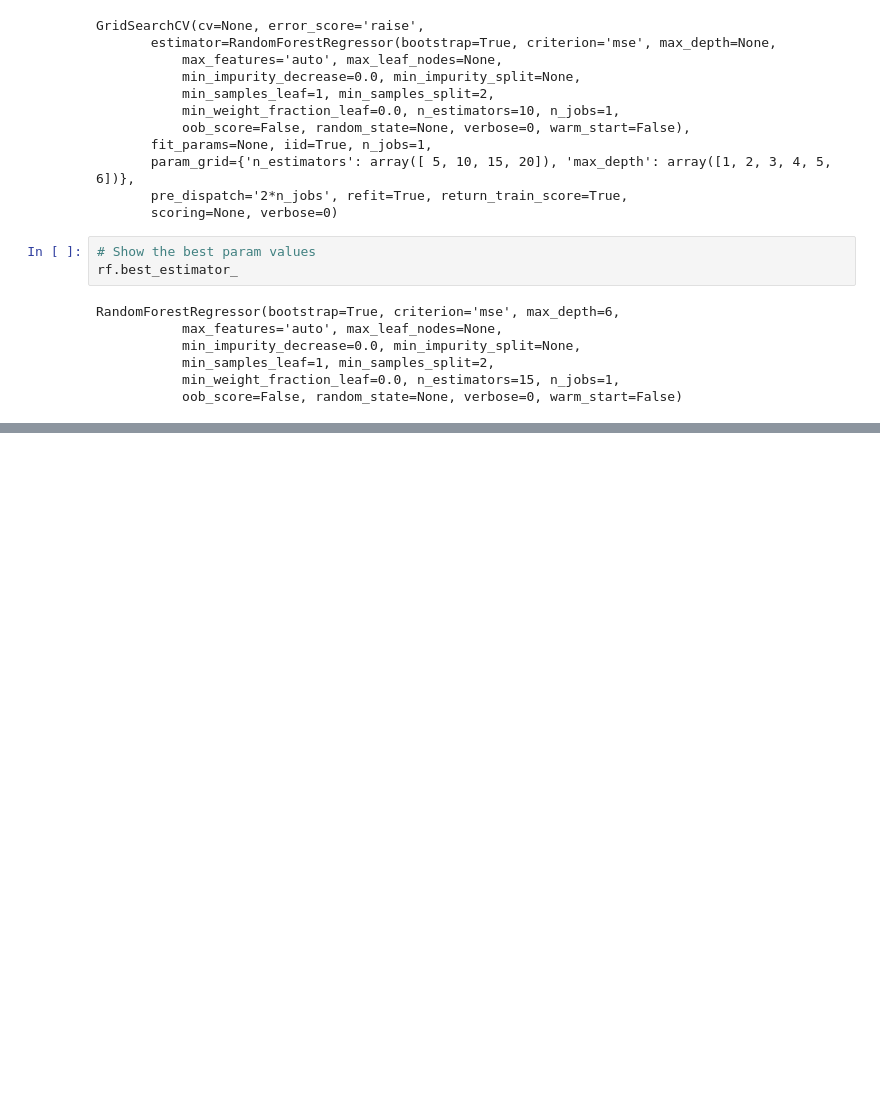
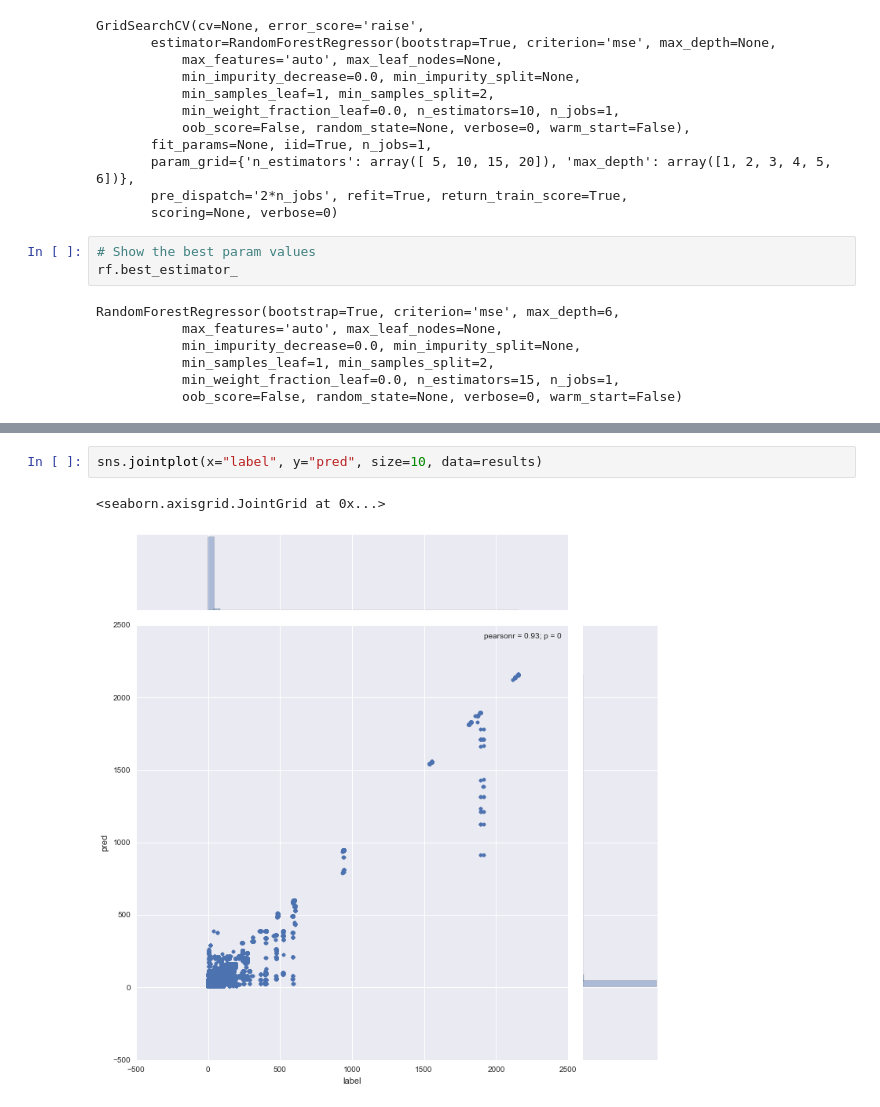
Before and after one commit to NunoEdgarGFlowHub/ethereum_blockchain, a Jupyter notebook: notebooks/random_forest.ipynb, the cells around one changed output, grey strips where cells are left out. Cells and saved outputs as stored; diff of their text form; blank space fills up the shorter version.

```diff
--- a/notebooks/random_forest.ipynb
+++ b/notebooks/random_forest.ipynb
@@ -162,0 +212,5 @@ Mean CV r2_score: 0.84999569726
+# %%
+sns.jointplot(x="label", y="pred", size=10, data=results)
+# %% [output]
+<seaborn.axisgrid.JointGrid at 0x...>
+[figure, added]
```
Also changed, not shown: parts of 15 cells of this notebook, 5 other files.
